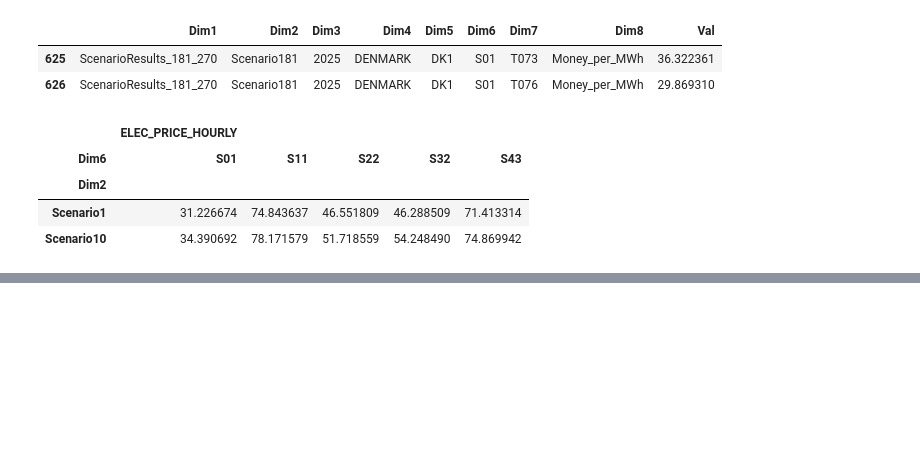
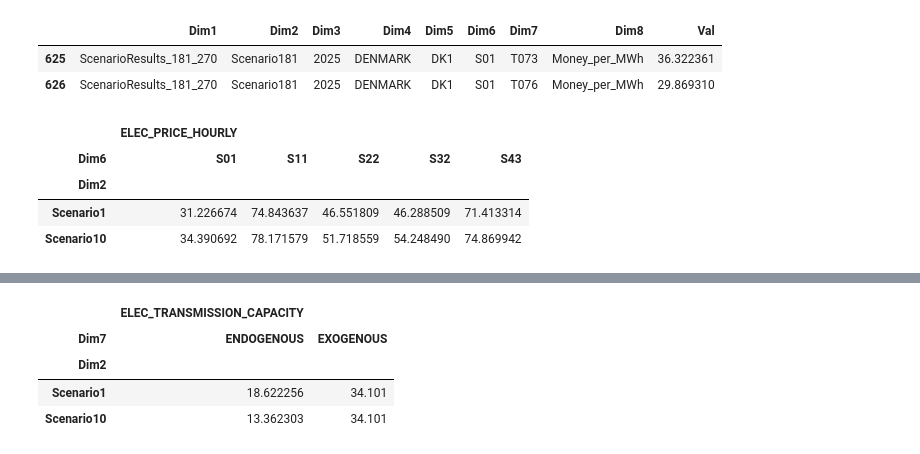
Before and after one commit to tilseb/flexsus, a Jupyter notebook: processing.ipynb, the cells around one changed output, grey strips where cells are left out. Saved outputs shown, nothing was run; the diff lists cells and outputs as text; code cells hidden in the pictures; blank space fills up the shorter version.

```diff
--- a/processing.ipynb
+++ b/processing.ipynb
@@ -268,0 +286,12 @@ df5.head(2)
+# %%
+# group data frame
+df6 = df6.groupby(['Dim7','Dim2'])['Val'].sum().unstack().T
+df6 = df6.fillna(0)
+df6.columns = pd.MultiIndex.from_product([[lf[6]], df6.columns])
+df6.head(2)
+# %% [output]
+|  | ELEC_TRANSMISSION_CAPACITY |  |
+| Dim7 | ENDOGENOUS | EXOGENOUS |
+| Dim2 |  |  |
+| Scenario1 | 18.622256 | 34.101 |
+| Scenario10 | 13.362303 | 34.101 |
```
Also changed, not shown: parts of 3 cells of this notebook.
